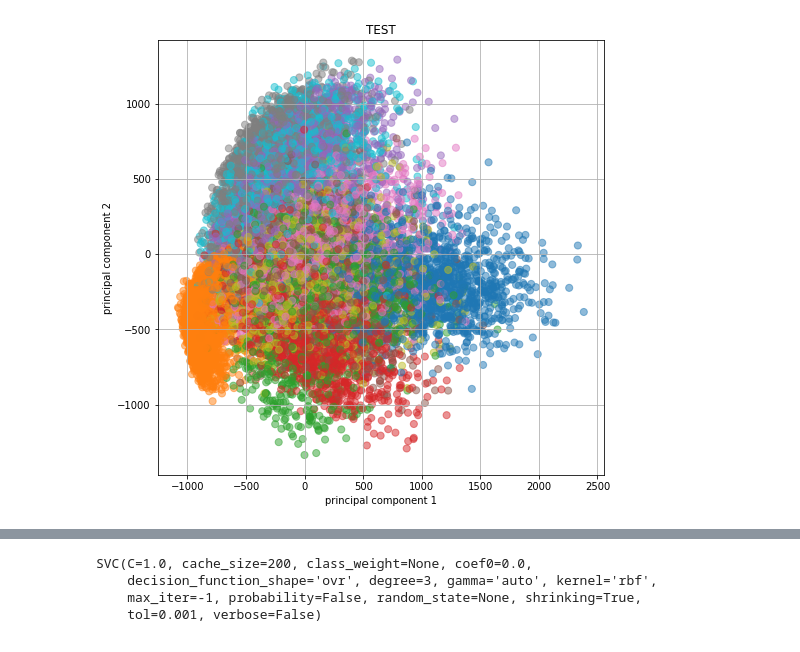
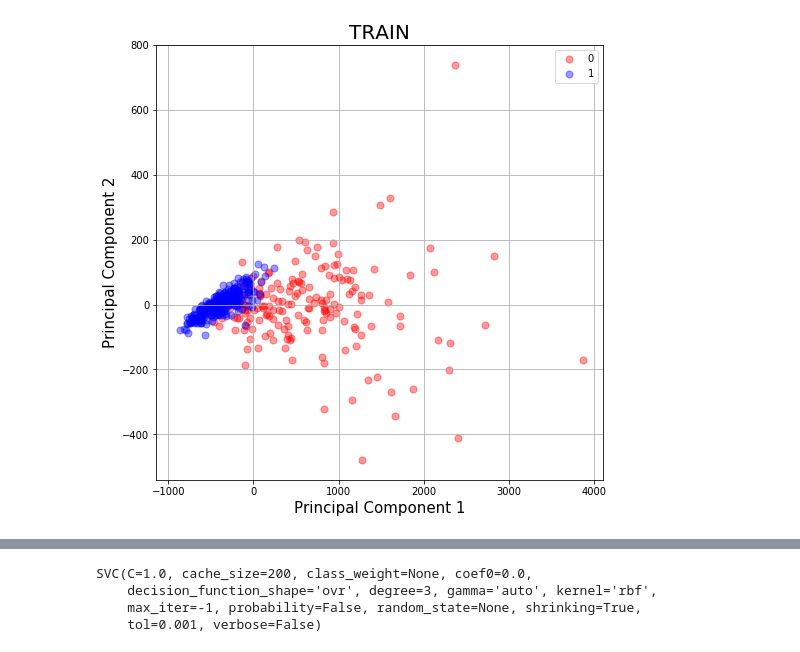
Before and after one commit to apoorva-sh/zodiac-experiments, a Jupyter notebook: experiments.ipynb, the cells around one changed output, grey strips where cells are left out. Saved outputs shown, nothing was run; the diff lists cells and outputs as text; code cells hidden in the pictures.

```diff
--- a/experiments.ipynb
+++ b/experiments.ipynb
@@ -27,7 +19,5 @@ map(int,data_labels)
 # %%
 pca = PCA(n_components=2)
-principalComponents = pca.fit_transform(data)
+principalComponents = pca.fit_transform(df)
 principalDf = pd.DataFrame(data = principalComponents
              , columns = ['principal component 1', 'principal component 2'])
-# %%
-principalDf['label'] = data_labels
@@ -114,5 +35,19 @@ for i in test.values:
-# %%
-plt = test.plot.scatter(x = "principal component 1", y="principal component 2",
-                        c = c, s = 50, alpha = 0.5,figsize = (8,8),grid = True,title="TEST")
-# %% [output]
-[figure, removed]
+# %%
+fig = plt.figure(figsize = (8,8))
+ax = fig.add_subplot(1,1,1)
+ax.set_xlabel('Principal Component 1', fontsize = 15)
+ax.set_ylabel('Principal Component 2', fontsize = 15)
+ax.set_title('TRAIN', fontsize = 20)
+targets = [0, 1]
+colors = ['r', 'b']
+for target, color in zip(targets,colors):
+    indicesToKeep = train['Result'] == target
+    ax.scatter(train.loc[indicesToKeep, 'principal component 1']
+               , train.loc[indicesToKeep, 'principal component 2']
+               , c = color
+               , s = 50
+              , alpha = 0.4)
+ax.legend(targets)
+ax.grid()
+# %% [output]
+[figure, added]
```
Also changed, not shown: parts of 26 cells of this notebook.
